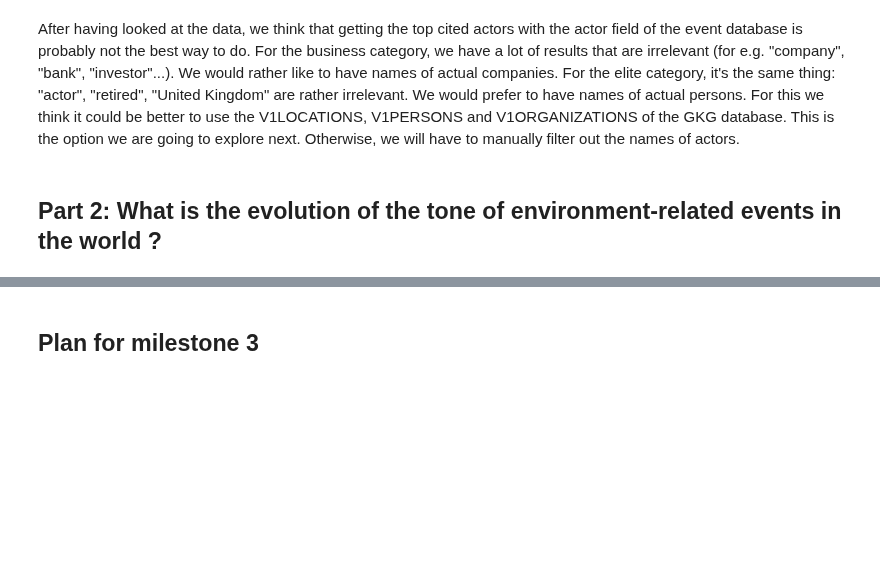
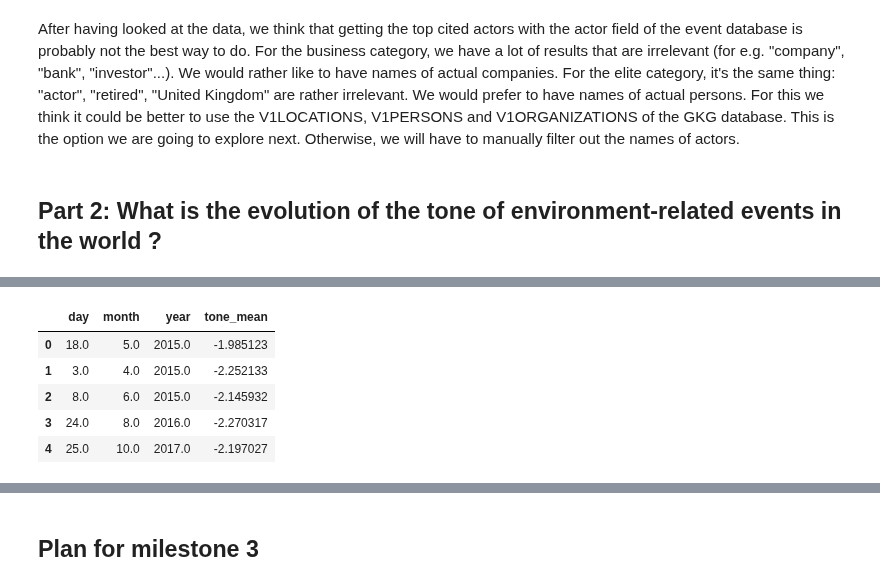
Before and after one commit to damlobster/ada2018, a Jupyter notebook: src/Milestone2.ipynb, the cells around one changed output, grey strips where cells are left out. Cells and saved outputs as stored; diff of their text form; code cells hidden in the pictures; blank space fills up the shorter version.

```diff
--- a/src/Milestone2.ipynb
+++ b/src/Milestone2.ipynb
@@ -181,0 +194,11 @@ For this we think it could be better to use the V1LOCATIONS, V1PERSONS and V1ORG
+# %%
+#Convert to Pandas dataframe
+tones = tones_df.toPandas()
+tones.head()
+# %% [output]
+|  | day | month | year | tone_mean |
+| 0 | 18.0 | 5.0 | 2015.0 | -1.985123 |
+| 1 | 3.0 | 4.0 | 2015.0 | -2.252133 |
+| 2 | 8.0 | 6.0 | 2015.0 | -2.145932 |
+| 3 | 24.0 | 8.0 | 2016.0 | -2.270317 |
+| 4 | 25.0 | 10.0 | 2017.0 | -2.197027 |
```
Also changed, not shown: parts of 9 cells of this notebook.
